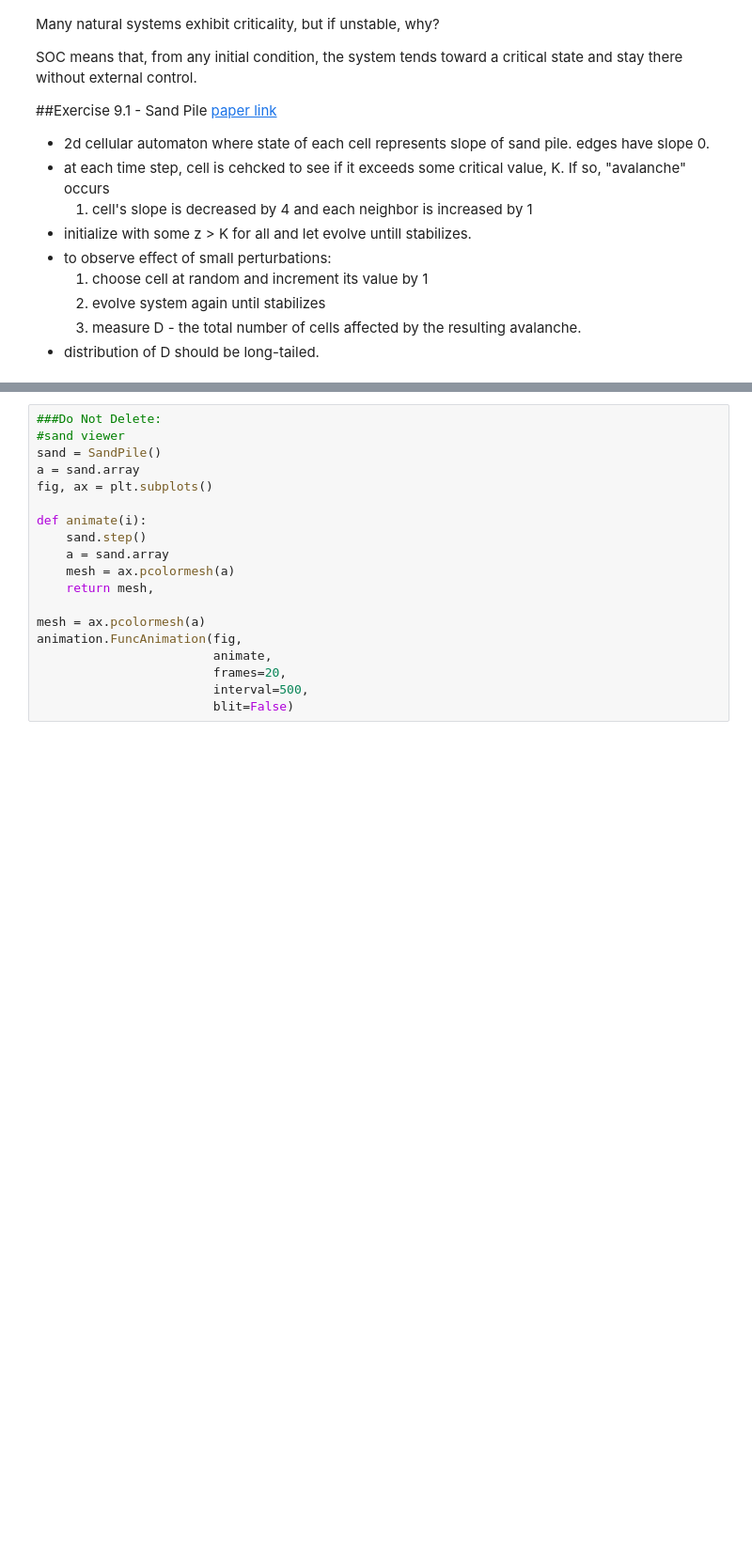
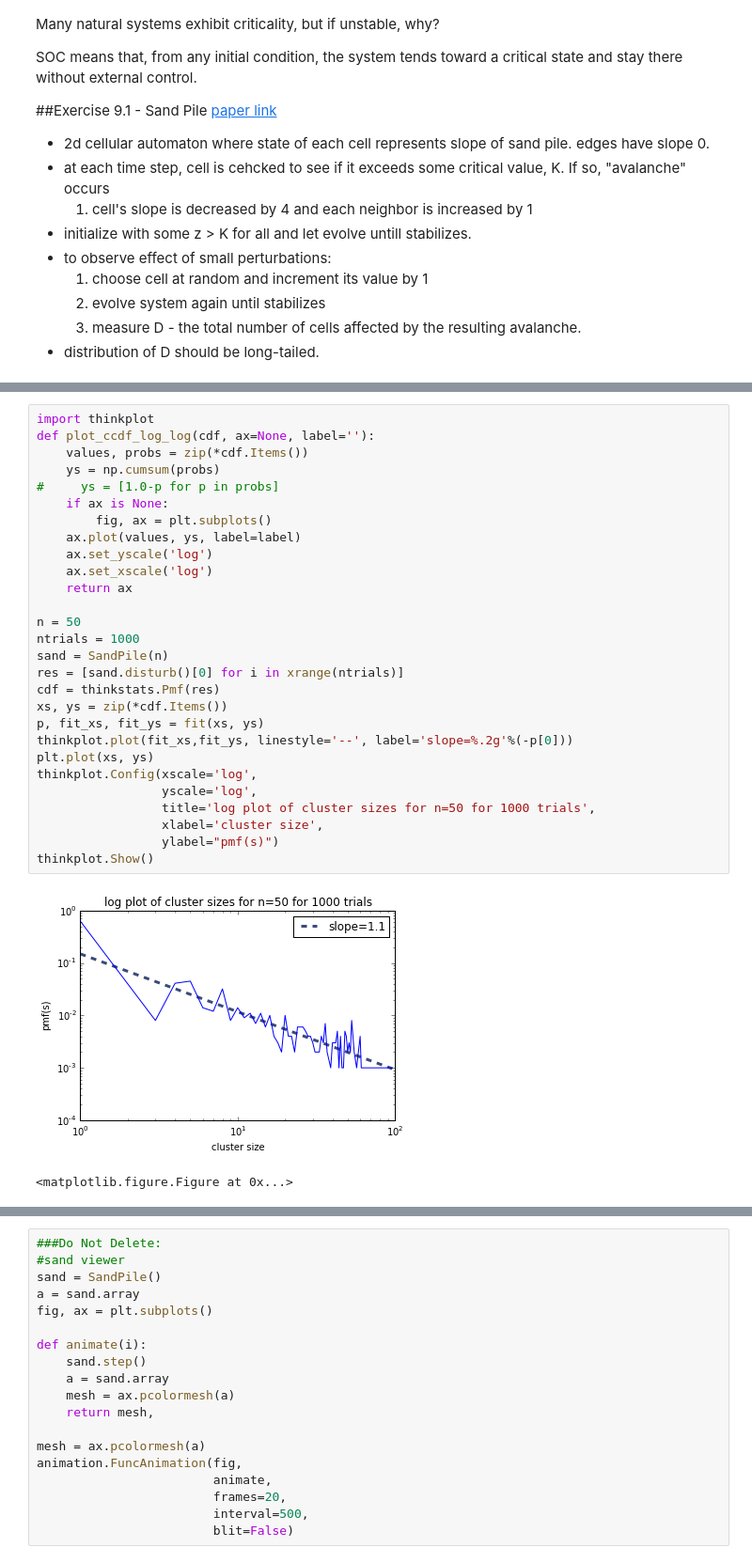
Before and after one commit to goodwordalchemy/ThinkComplexity, a Jupyter notebook: code/chap09_self_organized_criticality.ipynb, the cells around one changed output, grey strips where cells are left out. Shown at 94% size. Cells and saved outputs as stored; diff of their text form; blank space fills up the shorter version.

```diff
--- a/code/chap09_self_organized_criticality.ipynb
+++ b/code/chap09_self_organized_criticality.ipynb
@@ -77,2 +150,33 @@ for i in range(20):
+# %%
+import thinkplot
+def plot_ccdf_log_log(cdf, ax=None, label=''):
+    values, probs = zip(*cdf.Items())
+    ys = np.cumsum(probs)
+#     ys = [1.0-p for p in probs]
+    if ax is None:
+        fig, ax = plt.subplots()
+    ax.plot(values, ys, label=label)
+    ax.set_yscale('log')
+    ax.set_xscale('log')
+    return ax
+
+n = 50
+ntrials = 1000
+sand = SandPile(n)
+res = [sand.disturb()[0] for i in xrange(ntrials)]
+cdf = thinkstats.Pmf(res)
+xs, ys = zip(*cdf.Items())
+p, fit_xs, fit_ys = fit(xs, ys)
+thinkplot.plot(fit_xs,fit_ys, linestyle='--', label='slope=%.2g'%(-p[0]))
+plt.plot(xs, ys)
+thinkplot.Config(xscale='log',
+                 yscale='log',
+                 title='log plot of cluster sizes for n=50 for 1000 trials',
+                 xlabel='cluster size',
+                 ylabel="pmf(s)")
+thinkplot.Show()
+# %% [output]
+[figure, added]
+<matplotlib.figure.Figure at 0x...>
 # %%
 class SandViewer(object):
```
Also changed, not shown: parts of 11 cells of this notebook, 3 other files.
